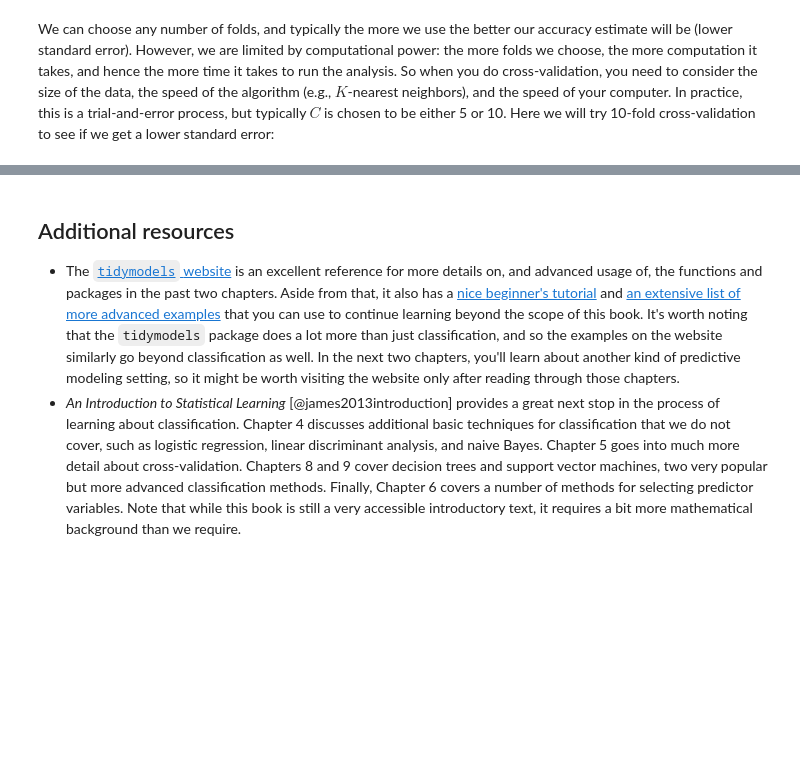
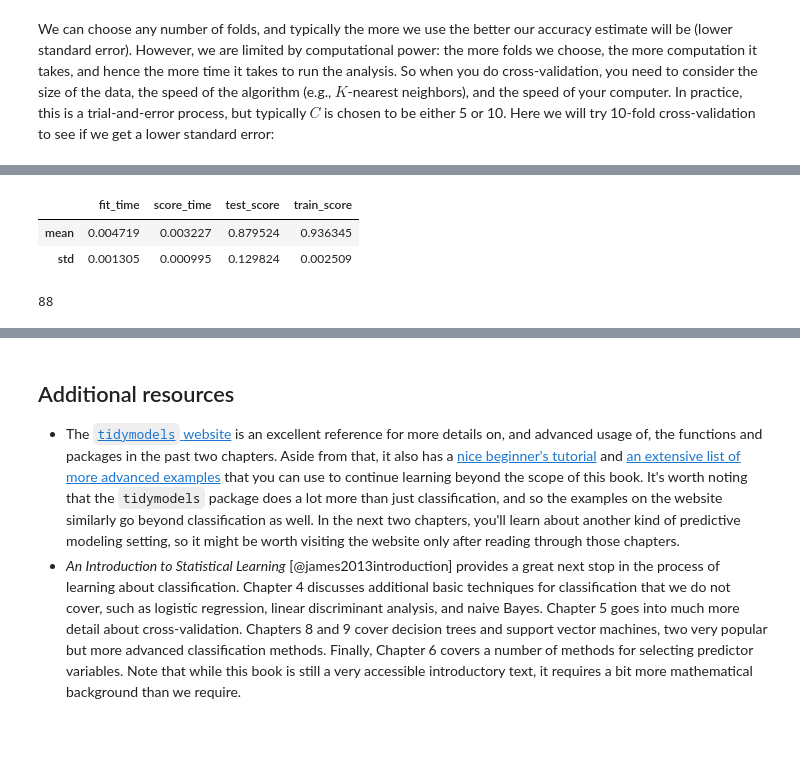
Before and after one commit to UBC-DSCI/introduction-to-datascience-python, a Jupyter notebook: source/classification2.ipynb, the cells around one changed output, grey strips where cells are left out. Cells and saved outputs as stored; diff of their text form; code cells hidden in the pictures; blank space fills up the shorter version.

```diff
--- a/source/classification2.ipynb
+++ b/source/classification2.ipynb
@@ -1016,0 +1016,20 @@ vfold_metrics_50
+# %%
+cv_50 = cross_validate(
+    estimator=cancer_pipe,
+    X=X,
+    y=y,
+    cv=50,
+    return_train_score=True,
+)
+
+cv_50_df = pd.DataFrame(cv_50)
+cv_50_metrics = cv_50_df.aggregate(func=['mean', 'std'])
+cv_50_metrics
+# %% [output]
+|  | fit_time | score_time | test_score | train_score |
+| mean | 0.004719 | 0.003227 | 0.879524 | 0.936345 |
+| std | 0.001305 | 0.000995 | 0.129824 | 0.002509 |
+# %%
+glue("cv_10_mean", round(100 * cv_10_metrics.loc["mean", "test_score"]))
+# %% [output]
+88
```
Also changed, not shown: parts of 27 cells of this notebook, 2 other files.
